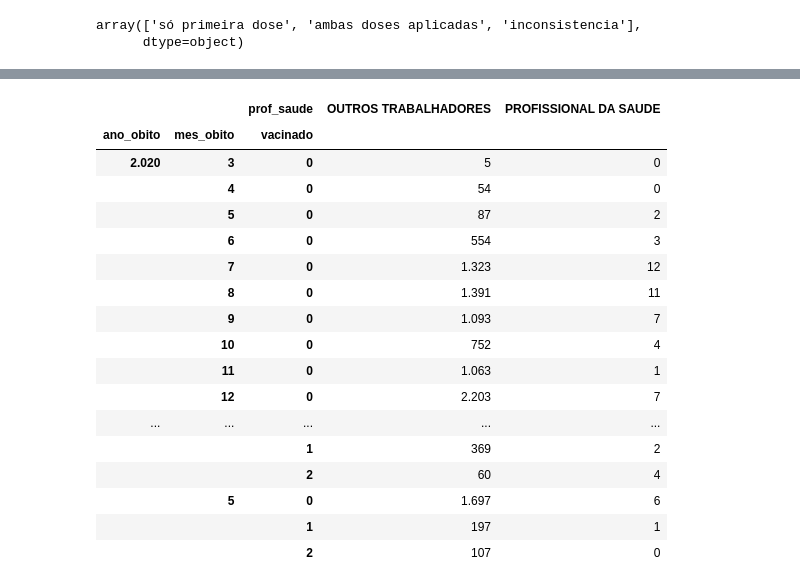
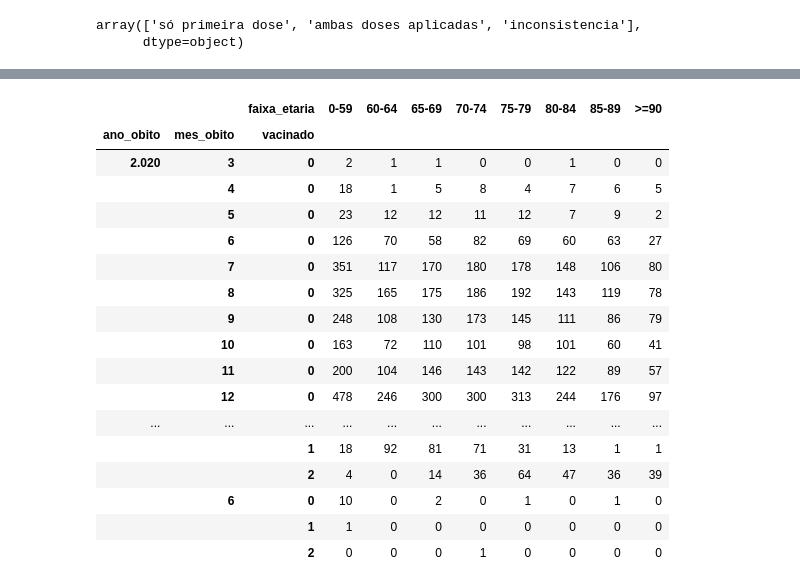
Before and after one commit to vinnylg/covid19datascience, a Jupyter notebook: notebooks/vacinacao/vacinacao_notebook.ipynb, the cells around one changed output, grey strips where cells are left out. Drawn from its saved outputs; the diff is of its cells as text; code cells hidden in the pictures.

```diff
--- a/notebooks/vacinacao/vacinacao_notebook.ipynb
+++ b/notebooks/vacinacao/vacinacao_notebook.ipynb
@@ -176,7 +138,7 @@ tb_vacinados.to_feather('tb_vacinados.feather')
 tb_vacinados = pd.read_feather('tb_vacinados.feather')
 tb_vacinados = tb_vacinados.set_index('index')
 # %%
-casos_confirmados = get_casos_confirmados(load=True)
+casos_confirmados = get_casos_confirmados(load=False)
 casos_confirmados['faixa_etaria'] = [ faixa_etaria_labels[idx] for idx in np.digitize(casos_confirmados['idade'],faixa_etaria,right=False)]
 casos_confirmados.groupby('evolucao')[['id']].count()
 # %% [output]
@@ -205,18 +165,18 @@ casos_confirmados shape: (1010284, 36)
 # %%
-# casos_confirmados['comorbidade'] = casos_confirmados.apply(lambda x: 1 if any([
-#     x['doenca_cardiovascular'] == 1,
-#     x['hipertensao'] == 1,
-#     x['diabetes'] == 1,
-#     x['doenca_hepatica'] == 1,
-#     x['doenca_neurologica'] == 1,
-#     x['sindrome_down'] == 1,
-#     x['imunodeficiencia'] == 1,
-#     x['infeccao_hiv'] == 1,
-#     x['doenca_renal'] == 1,
-#     x['doenca_pulmonar'] == 1,
-#     x['neoplasia'] == 1,
-#     x['puerperio'] == 1,
-#     x['obesidade'] == 1,
-#     x['tabagismo'] == 1
-# ]) else 0, axis=1)
-# casos_confirmados.groupby('comorbidade')[['id']].count()
+casos_confirmados['comorbidade'] = casos_confirmados.apply(lambda x: 1 if any([
+    x['doenca_cardiovascular'] == 1,
+    x['hipertensao'] == 1,
+    x['diabetes'] == 1,
+    x['doenca_hepatica'] == 1,
+    x['doenca_neurologica'] == 1,
+    x['sindrome_down'] == 1,
+    x['imunodeficiencia'] == 1,
+    x['infeccao_hiv'] == 1,
+    x['doenca_renal'] == 1,
+    x['doenca_pulmonar'] == 1,
+    x['neoplasia'] == 1,
+    x['puerperio'] == 1,
+    x['obesidade'] == 1,
+    x['tabagismo'] == 1
+]) else 0, axis=1)
+casos_confirmados.groupby('comorbidade')[['id']].count()
@@ -234,4 +207,4 @@ casos_confirmados.groupby('ocupacao')[['id']].count()
 # %%
-casos_confirmados['prof_saude'] = 'OUTROS TRABALHADORES'
-casos_confirmados.loc[casos_confirmados['ocupacao'].isin([1,3]),'prof_saude'] = 'PROFISSIONAL DA SAUDE'
-casos_confirmados.groupby('prof_saude')[['id']].count()
+# casos_confirmados['prof_saude'] = 'OUTROS TRABALHADORES'
+# casos_confirmados.loc[casos_confirmados['ocupacao'].isin([1,3]),'prof_saude'] = 'PROFISSIONAL DA SAUDE'
+# casos_confirmados.groupby('prof_saude')[['id']].count()
@@ -351,37 +322,37 @@ obitos_vacinados['diferenca_vacina_obito'] = obitos_vacinados['diferenca_vacina_
 # %%
 obitos = pd.merge(obitos_confirmados,obitos_vacinados[['id','diferenca_vacina_diag']+tb_vacinados_cols],how='left',on='id')
 obitos['vacinado'] = 0 # sem vacina
 obitos.loc[(obitos['diferenca_vacina_diag']>=0)&(obitos['diferenca_vacina_diag']<=14),'vacinado'] = 1 #com vacina
 obitos.loc[(obitos['situacao']=='ambas doses aplicadas')&(obitos['diferenca_vacina_diag']>14),'vacinado'] = 2 #imunizado
 
 obitos['ano_obito'] = obitos['data_cura_obito'].apply(lambda x: x.year if isinstance(x,date) else 'erro')
 obitos['mes_obito'] = obitos['data_cura_obito'].apply(lambda x: x.month if isinstance(x,date) else 'erro')
-grupo = obitos.groupby(['ano_obito','mes_obito','prof_saude','vacinado'])[['id']].count().unstack(-2)
+grupo = obitos.groupby(['ano_obito','mes_obito','faixa_etaria','vacinado'])[['id']].count().unstack(-2)
 grupo = grupo.droplevel(0,1)
 
 grupo = grupo.fillna(0).astype(float)
 
 grupo.to_excel('obitos_vacinados.xlsx')
 grupo
 # %% [output]
-|  |  | prof_saude | OUTROS TRABALHADORES | PROFISSIONAL DA SAUDE |
-| ano_obito | mes_obito | vacinado |  |  |
-| 2.020 | 3 | 0 | 5 | 0 |
-|  | 4 | 0 | 54 | 0 |
-|  | 5 | 0 | 87 | 2 |
-|  | 6 | 0 | 554 | 3 |
-|  | 7 | 0 | 1.323 | 12 |
-|  | 8 | 0 | 1.391 | 11 |
-|  | 9 | 0 | 1.093 | 7 |
-|  | 10 | 0 | 752 | 4 |
-|  | 11 | 0 | 1.063 | 1 |
-|  | 12 | 0 | 2.203 | 7 |
-| ... | ... | ... | ... | ... |
-|  |  | 1 | 369 | 2 |
-|  |  | 2 | 60 | 4 |
-|  | 5 | 0 | 1.697 | 6 |
-|  |  | 1 | 197 | 1 |
-|  |  | 2 | 107 | 0 |
+|  |  | faixa_etaria | 0-59 | 60-64 | 65-69 | 70-74 | 75-79 | 80-84 | 85-89 | >=90 |
+| ano_obito | mes_obito | vacinado |  |  |  |  |  |  |  |  |
+| 2.020 | 3 | 0 | 2 | 1 | 1 | 0 | 0 | 1 | 0 | 0 |
+|  | 4 | 0 | 18 | 1 | 5 | 8 | 4 | 7 | 6 | 5 |
+|  | 5 | 0 | 23 | 12 | 12 | 11 | 12 | 7 | 9 | 2 |
+|  | 6 | 0 | 126 | 70 | 58 | 82 | 69 | 60 | 63 | 27 |
+|  | 7 | 0 | 351 | 117 | 170 | 180 | 178 | 148 | 106 | 80 |
+|  | 8 | 0 | 325 | 165 | 175 | 186 | 192 | 143 | 119 | 78 |
+|  | 9 | 0 | 248 | 108 | 130 | 173 | 145 | 111 | 86 | 79 |
+|  | 10 | 0 | 163 | 72 | 110 | 101 | 98 | 101 | 60 | 41 |
+|  | 11 | 0 | 200 | 104 | 146 | 143 | 142 | 122 | 89 | 57 |
+|  | 12 | 0 | 478 | 246 | 300 | 300 | 313 | 244 | 176 | 97 |
+| ... | ... | ... | ... | ... | ... | ... | ... | ... | ... | ... |
+|  |  | 1 | 18 | 92 | 81 | 71 | 31 | 13 | 1 | 1 |
+|  |  | 2 | 4 | 0 | 14 | 36 | 64 | 47 | 36 | 39 |
+|  | 6 | 0 | 10 | 0 | 2 | 0 | 1 | 0 | 1 | 0 |
+|  |  | 1 | 1 | 0 | 0 | 0 | 0 | 0 | 0 | 0 |
+|  |  | 2 | 0 | 0 | 0 | 1 | 0 | 0 | 0 | 0 |
 # %%
 obitos = pd.merge(obitos_confirmados,obitos_vacinados[['id','diferenca_vacina_diag']+tb_vacinados_cols],how='left',on='id')
 obitos['vacinado'] = 0 # sem vacina
```
Also changed, not shown: parts of 18 cells of this notebook, 5 other files.
